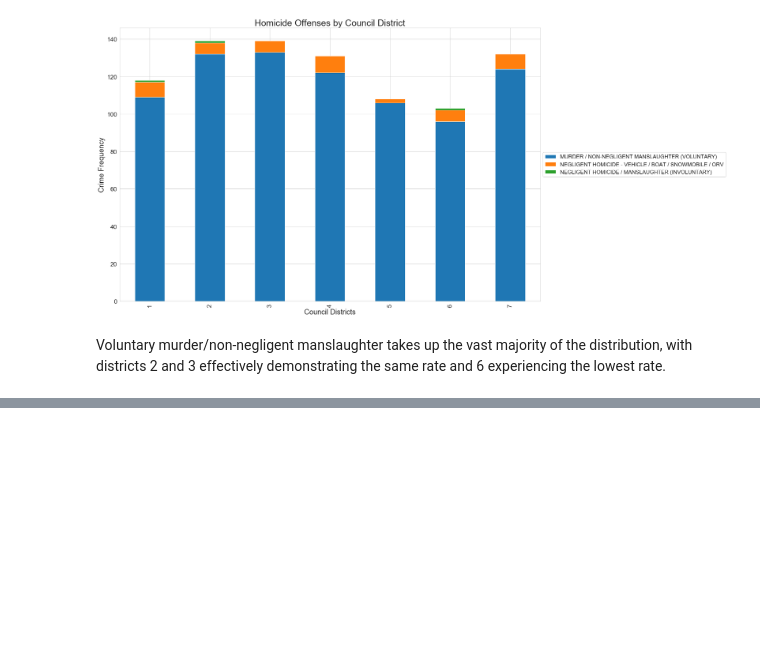
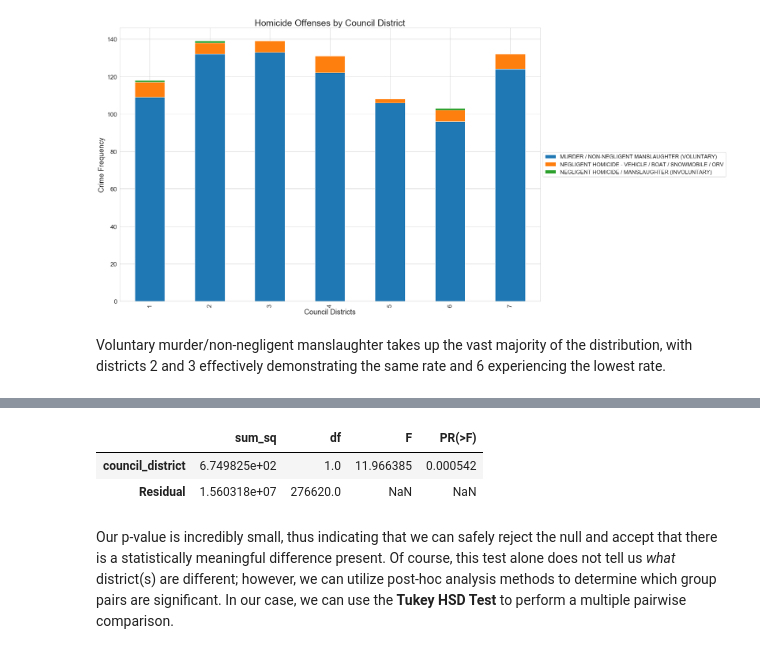
Before and after one commit to Skye80/Data-Analysis-Portfolio, a Jupyter notebook: Detroit Crime Data Analysis-checkpoint.ipynb, the cells around one changed output, grey strips where cells are left out. Cells and saved outputs as stored; diff of their text form; code cells hidden in the pictures; blank space fills up the shorter version.

```diff
--- a/Detroit Crime Data Analysis-checkpoint.ipynb
+++ b/Detroit Crime Data Analysis-checkpoint.ipynb
@@ -656,0 +712,13 @@ Voluntary murder/non-negligent manslaughter takes up the vast majority of the di
+# %%
+#Running our test
+from statsmodels.formula.api import ols
+import statsmodels.api as sm
+model = ols('hour_of_day ~ council_district', data=crimedata).fit()
+anova_table = sm.stats.anova_lm(model, typ=2)
+anova_table
+# %% [output]
+|  | sum_sq | df | F | PR(>F) |
+| council_district | 6.749825e+02 | 1.0 | 11.966385 | 0.000542 |
+| Residual | 1.560318e+07 | 276620.0 | NaN | NaN |
+# %% [markdown]
+Our p-value is incredibly small, thus indicating that we can safely reject the null and accept that there is a statistically meaningful difference present. Of course, this test alone does not tell us *what* district(s) are different; however, we can utilize post-hoc analysis methods to determine which group pairs are significant. In our case, we can use the **Tukey HSD Test** to perform a multiple pairwise comparison.
```
Also changed, not shown: parts of 16 cells of this notebook.
